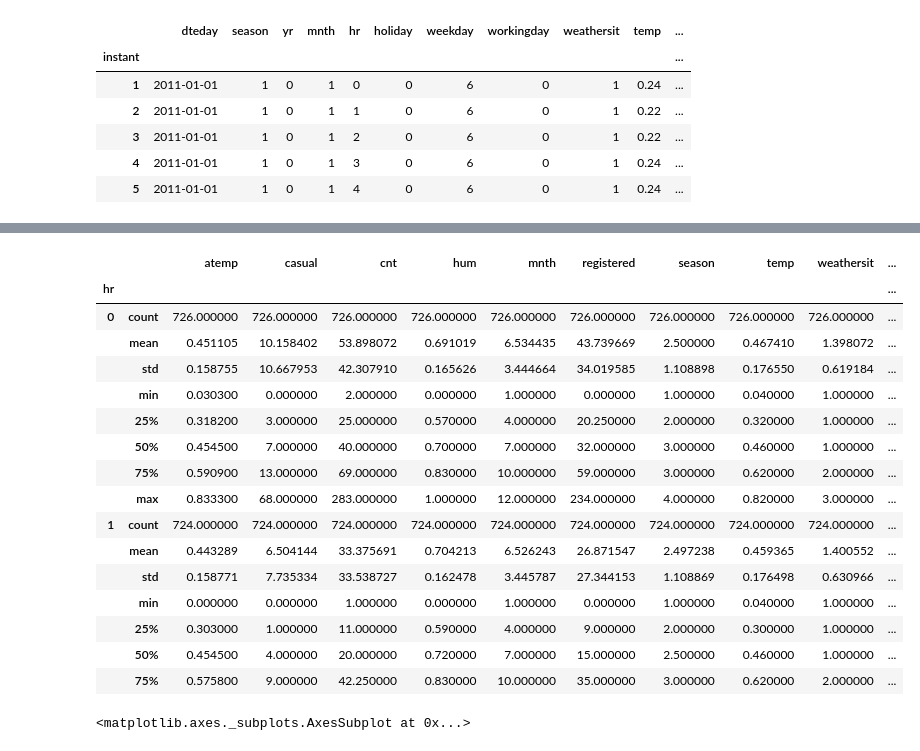
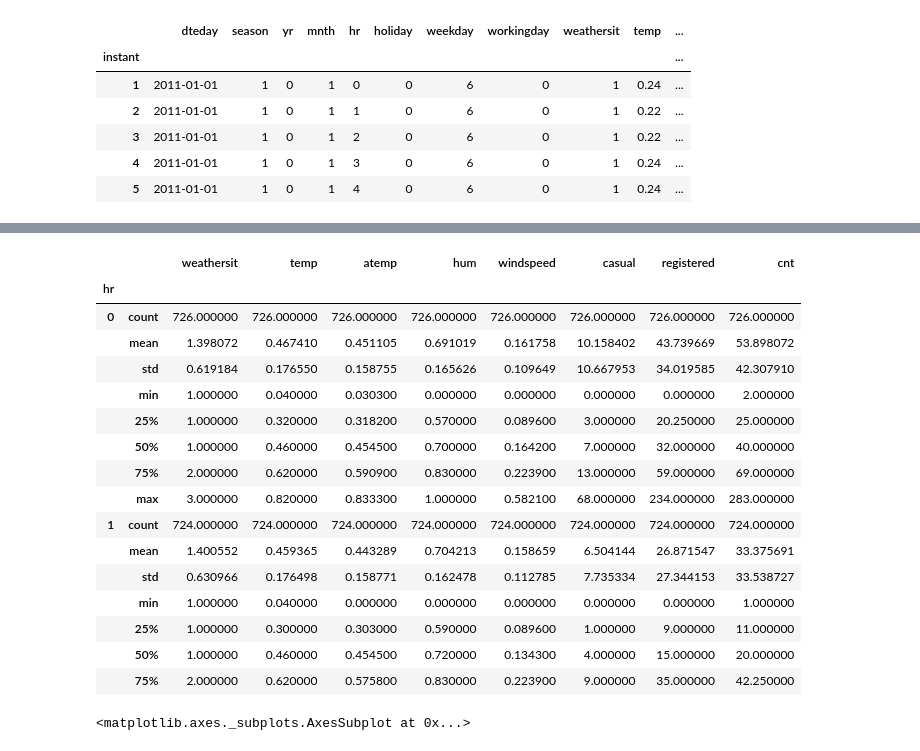
Before and after one commit to sallyi/ga_assignments, a Jupyter notebook: 02_Assignment.ipynb, the cells around one changed output, grey strips where cells are left out. Saved outputs shown, nothing was run; the diff lists cells and outputs as text; code cells hidden in the pictures.

```diff
--- a/02_Assignment.ipynb
+++ b/02_Assignment.ipynb
@@ -70,3 +70,10 @@ bike.head()
 | 3 | 2011-01-01 | 1 | 0 | 1 | 2 | 0 | 6 | 0 | 1 | 0.22 | ... |
 | 4 | 2011-01-01 | 1 | 0 | 1 | 3 | 0 | 6 | 0 | 1 | 0.24 | ... |
 | 5 | 2011-01-01 | 1 | 0 | 1 | 4 | 0 | 6 | 0 | 1 | 0.24 | ... |
+# %%
+# clean up data
+bike = bike.replace({'yr': {0:2011, 1:2012},
+                     'workingday': {0: 'N', 1:'Y'},
+                     'holiday' : {0: 'N', 1:'Y'},
+                     'weekday' : {0: 'Sun', 1:'Mon', 2:'Tue',3:'Wed', 4:'Thu', 5:'Fri', 6:'Sat'}})
+bike.head()
@@ -75,9 +90 @@ bike.head()
 bike = bike.convert_objects(convert_numeric=True)
-# %%
-bike = bike.replace({'yr': {0: 2011, 1:2012},
-                     'workingday': {0: 'N', 1:'Y'},
-                     'holiday' : {0: 'N', 1:'Y'},
-                     'weekday' : {0: 'Sun', 1:'Mon', 2:'Tue',
-                                  3:'Wed', 4:'Thu', 5:'Fri',
-                                  6:'Sat'}})
-bike.head()
@@ -91,0 +91,4 @@ bike.head()
+# %%
+#get descriptive statistics on quantitative columns
+quant_cols = ['weathersit','temp','atemp','hum','windspeed','casual','registered','cnt']
+bike[quant_cols].describe()
@@ -147,24 +141,24 @@ array([[<matplotlib.axes._subplots.AxesSubplot object at 0x...>,
 # %%
 # group by hour:
 hourly_biking = bike.groupby(['hr'])
-hourly_stats = hourly_biking.describe()
+hourly_stats = hourly_biking[quant_cols].describe()
 hourly_stats.head(15)
 # %% [output]
-|  |  | atemp | casual | cnt | hum | mnth | registered | season | temp | weathersit | ... |
-| hr |  |  |  |  |  |  |  |  |  |  | ... |
-| 0 | count | 726.000000 | 726.000000 | 726.000000 | 726.000000 | 726.000000 | 726.000000 | 726.000000 | 726.000000 | 726.000000 | ... |
-|  | mean | 0.451105 | 10.158402 | 53.898072 | 0.691019 | 6.534435 | 43.739669 | 2.500000 | 0.467410 | 1.398072 | ... |
-|  | std | 0.158755 | 10.667953 | 42.307910 | 0.165626 | 3.444664 | 34.019585 | 1.108898 | 0.176550 | 0.619184 | ... |
-|  | min | 0.030300 | 0.000000 | 2.000000 | 0.000000 | 1.000000 | 0.000000 | 1.000000 | 0.040000 | 1.000000 | ... |
-|  | 25% | 0.318200 | 3.000000 | 25.000000 | 0.570000 | 4.000000 | 20.250000 | 2.000000 | 0.320000 | 1.000000 | ... |
-|  | 50% | 0.454500 | 7.000000 | 40.000000 | 0.700000 | 7.000000 | 32.000000 | 3.000000 | 0.460000 | 1.000000 | ... |
-|  | 75% | 0.590900 | 13.000000 | 69.000000 | 0.830000 | 10.000000 | 59.000000 | 3.000000 | 0.620000 | 2.000000 | ... |
-|  | max | 0.833300 | 68.000000 | 283.000000 | 1.000000 | 12.000000 | 234.000000 | 4.000000 | 0.820000 | 3.000000 | ... |
-| 1 | count | 724.000000 | 724.000000 | 724.000000 | 724.000000 | 724.000000 | 724.000000 | 724.000000 | 724.000000 | 724.000000 | ... |
-|  | mean | 0.443289 | 6.504144 | 33.375691 | 0.704213 | 6.526243 | 26.871547 | 2.497238 | 0.459365 | 1.400552 | ... |
-|  | std | 0.158771 | 7.735334 | 33.538727 | 0.162478 | 3.445787 | 27.344153 | 1.108869 | 0.176498 | 0.630966 | ... |
-|  | min | 0.000000 | 0.000000 | 1.000000 | 0.000000 | 1.000000 | 0.000000 | 1.000000 | 0.040000 | 1.000000 | ... |
-|  | 25% | 0.303000 | 1.000000 | 11.000000 | 0.590000 | 4.000000 | 9.000000 | 2.000000 | 0.300000 | 1.000000 | ... |
-|  | 50% | 0.454500 | 4.000000 | 20.000000 | 0.720000 | 7.000000 | 15.000000 | 2.500000 | 0.460000 | 1.000000 | ... |
-|  | 75% | 0.575800 | 9.000000 | 42.250000 | 0.830000 | 10.000000 | 35.000000 | 3.000000 | 0.620000 | 2.000000 | ... |
+|  |  | weathersit | temp | atemp | hum | windspeed | casual | registered | cnt |
+| hr |  |  |  |  |  |  |  |  |  |
+| 0 | count | 726.000000 | 726.000000 | 726.000000 | 726.000000 | 726.000000 | 726.000000 | 726.000000 | 726.000000 |
+|  | mean | 1.398072 | 0.467410 | 0.451105 | 0.691019 | 0.161758 | 10.158402 | 43.739669 | 53.898072 |
+|  | std | 0.619184 | 0.176550 | 0.158755 | 0.165626 | 0.109649 | 10.667953 | 34.019585 | 42.307910 |
+|  | min | 1.000000 | 0.040000 | 0.030300 | 0.000000 | 0.000000 | 0.000000 | 0.000000 | 2.000000 |
+|  | 25% | 1.000000 | 0.320000 | 0.318200 | 0.570000 | 0.089600 | 3.000000 | 20.250000 | 25.000000 |
+|  | 50% | 1.000000 | 0.460000 | 0.454500 | 0.700000 | 0.164200 | 7.000000 | 32.000000 | 40.000000 |
+|  | 75% | 2.000000 | 0.620000 | 0.590900 | 0.830000 | 0.223900 | 13.000000 | 59.000000 | 69.000000 |
+|  | max | 3.000000 | 0.820000 | 0.833300 | 1.000000 | 0.582100 | 68.000000 | 234.000000 | 283.000000 |
+| 1 | count | 724.000000 | 724.000000 | 724.000000 | 724.000000 | 724.000000 | 724.000000 | 724.000000 | 724.000000 |
+|  | mean | 1.400552 | 0.459365 | 0.443289 | 0.704213 | 0.158659 | 6.504144 | 26.871547 | 33.375691 |
+|  | std | 0.630966 | 0.176498 | 0.158771 | 0.162478 | 0.112785 | 7.735334 | 27.344153 | 33.538727 |
+|  | min | 1.000000 | 0.040000 | 0.000000 | 0.000000 | 0.000000 | 0.000000 | 0.000000 | 1.000000 |
+|  | 25% | 1.000000 | 0.300000 | 0.303000 | 0.590000 | 0.089600 | 1.000000 | 9.000000 | 11.000000 |
+|  | 50% | 1.000000 | 0.460000 | 0.454500 | 0.720000 | 0.134300 | 4.000000 | 15.000000 | 20.000000 |
+|  | 75% | 2.000000 | 0.620000 | 0.575800 | 0.830000 | 0.223900 | 9.000000 | 35.000000 | 42.250000 |
 # %%
```
Also changed, not shown: parts of 19 cells of this notebook.
